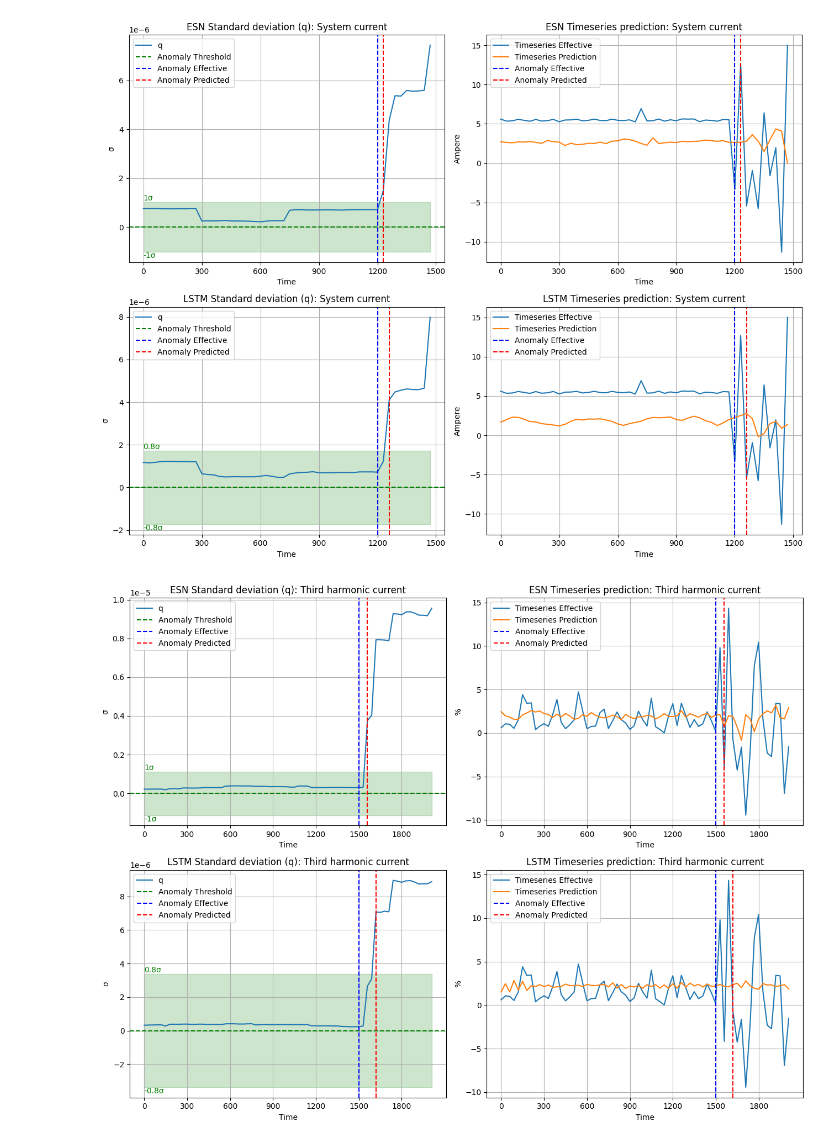
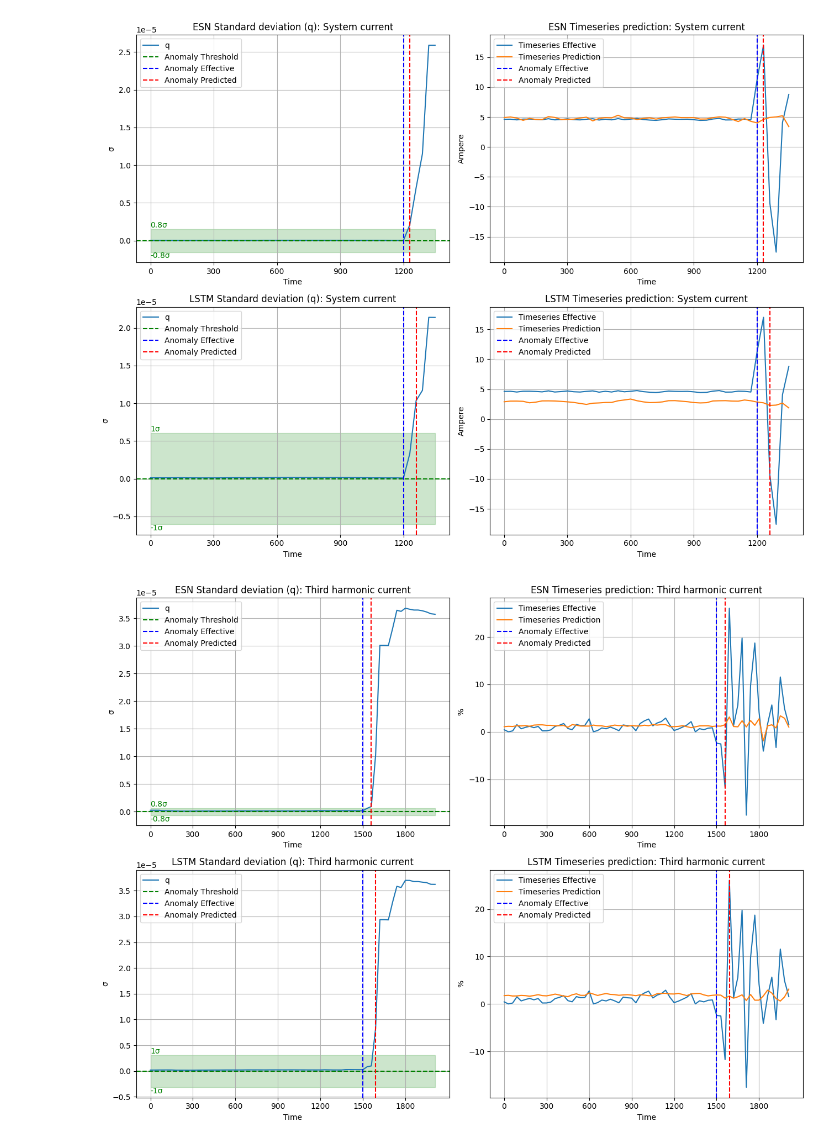
Before and after one commit to GeremiaPompei/energiai, a Jupyter notebook: notebook/plot_analysis.ipynb, the cells around one changed output. Saved outputs shown, nothing was run; the diff lists cells and outputs as text; code cells hidden in the pictures.

```diff
--- a/notebook/plot_analysis.ipynb
+++ b/notebook/plot_analysis.ipynb
@@ -9,8 +9,8 @@ from src.dataset import SifimDataset
 from src.plot.timeseries_analysis import create_subplots
 # %%
-ts_dataset = SifimDataset(start=0.8, end=1.0, test=True, noise=0.003)
+tr_dataset, vl_dataset, ts_dataset = create_sifim_datasets(vl_perc=0.2, ts_perc=0.2, noise=0.005)
 
-origin_models = {m_name: torch.load(f'models/{m_name}.torch') for m_name in ['ESN', 'LSTM']}  #'ESN_BPTT'
+origin_models = {m_name: torch.load(f'models/{m_name}.torch') for m_name in ['ESN', 'LSTM']}
 # %%
 create_subplots(
     ts_dataset,
@@ -74,15 +74,15 @@ create_subplots(
 # %%
 create_subplots(
     ts_dataset,
     feature=[('corrente_di_sistema', 'System current', 'Ampere')],
     models=origin_models,
     plotpath=f'plots/',
-    n_example=14,
+    n_example=3,
     zoom_left=40,
-    zoom_right=10,
+    zoom_right=6,
 )
 # %% [output]
-[figure, old version]
+[figure, new version]
 # %%
 create_subplots(
     ts_dataset,
@@ -94,4 +94,4 @@ create_subplots(
     zoom_right=18,
 )
 # %% [output]
-[figure, old version]
+[figure, new version]
```
Also changed, not shown: parts of 6 cells of this notebook, 9 other files.
